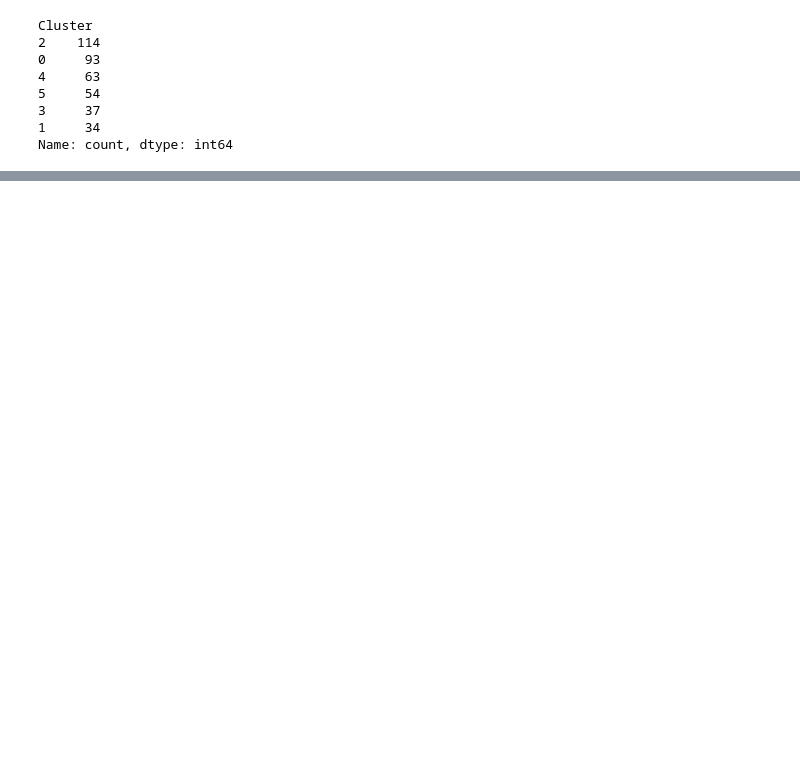
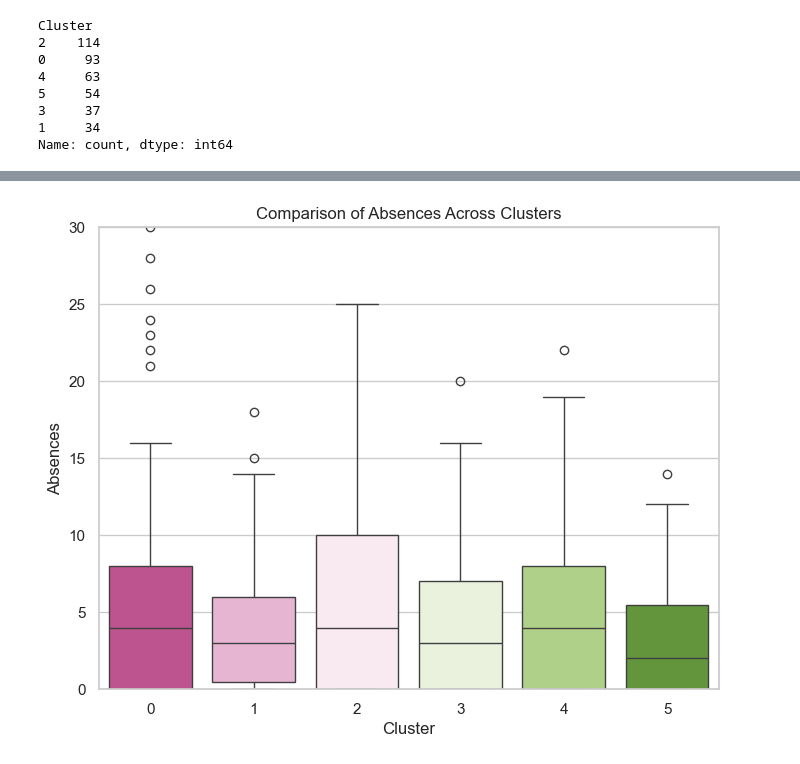
Before and after one commit to Ariana-Elahi/ML-Final-Project, a Jupyter notebook: unsupervised_model.ipynb, the cells around one changed output, grey strips where cells are left out. Drawn from its saved outputs; the diff is of its cells as text; code cells hidden in the pictures; blank space fills up the shorter version.

Commit message:
visuals visuals visuals + fixing stuff

```diff
--- a/unsupervised_model.ipynb
+++ b/unsupervised_model.ipynb
@@ -215,0 +220,11 @@ for feature in features:
+# %%
+#boxplot for absences feature
+plt.figure(figsize=(8, 6))
+sns.boxplot(x='Cluster', y='absences', data=df, palette='PiYG')
+plt.ylim(0, 30)
+plt.title('Comparison of Absences Across Clusters')
+plt.xlabel('Cluster', fontsize=12)
+plt.ylabel('Absences', fontsize=12)
+plt.show()
+# %% [output]
+[figure, added]
```
Also changed, not shown: parts of 9 cells of this notebook, 42 other files.
